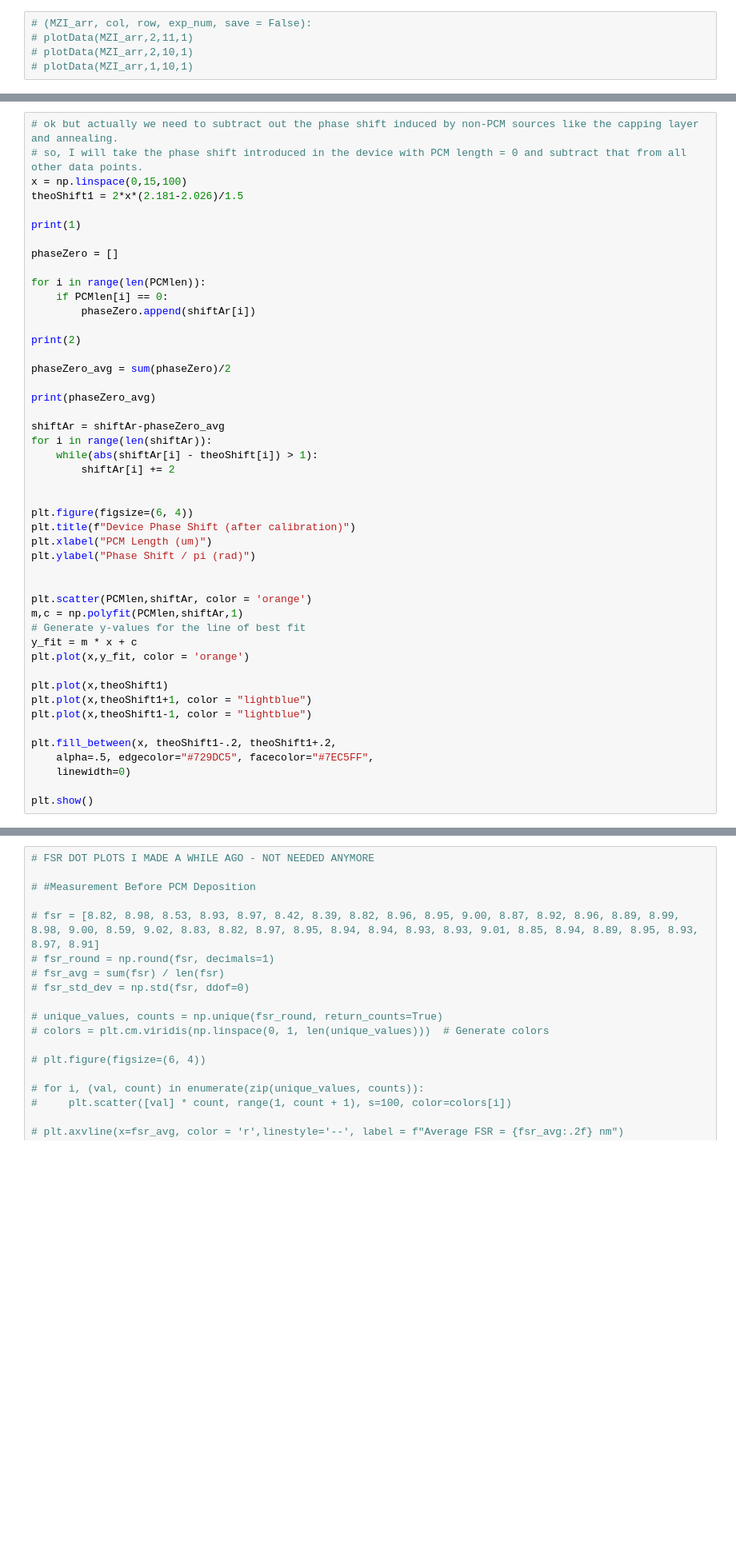
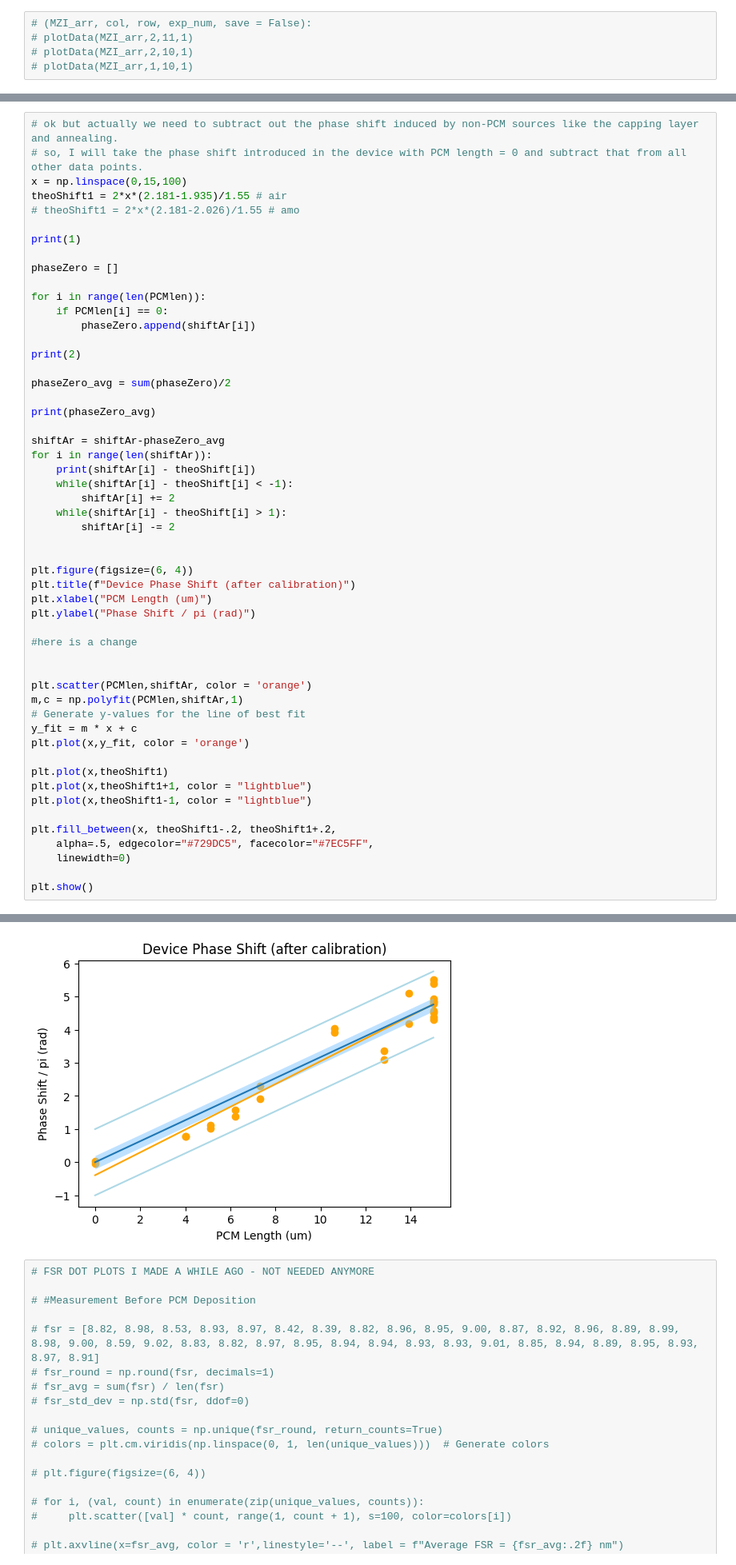
Before and after one commit to kunes-kamila/PCM, a Jupyter notebook: process_idep.ipynb, the cells around one changed output, grey strips where cells are left out. Shown: that part at 80% size. Drawn from its saved outputs; the diff is of its cells as text; blank space fills up the shorter version.

```diff
--- a/process_idep.ipynb
+++ b/process_idep.ipynb
@@ -419,7 +472,8 @@ plt.scatter(PCMlen,shiftAr)
 # ok but actually we need to subtract out the phase shift induced by non-PCM sources like the capping layer and annealing.
 # so, I will take the phase shift introduced in the device with PCM length = 0 and subtract that from all other data points.
 x = np.linspace(0,15,100)
-theoShift1 = 2*x*(2.181-2.026)/1.5
+theoShift1 = 2*x*(2.181-1.935)/1.55 # air
+# theoShift1 = 2*x*(2.181-2.026)/1.55 # amo
 
 print(1)
 
@@ -437,14 +491,19 @@ print(phaseZero_avg)
 
 shiftAr = shiftAr-phaseZero_avg
 for i in range(len(shiftAr)):
-    while(abs(shiftAr[i] - theoShift[i]) > 1):
+    print(shiftAr[i] - theoShift[i])
+    while(shiftAr[i] - theoShift[i] < -1):
         shiftAr[i] += 2
+    while(shiftAr[i] - theoShift[i] > 1):
+        shiftAr[i] -= 2
 
 
 plt.figure(figsize=(6, 4))
 plt.title(f"Device Phase Shift (after calibration)")
 plt.xlabel("PCM Length (um)")
 plt.ylabel("Phase Shift / pi (rad)")
+
+#here is a change
 
 
 plt.scatter(PCMlen,shiftAr, color = 'orange')
@@ -462,3 +521,4 @@ plt.fill_between(x, theoShift1-.2, theoShift1+.2,
     linewidth=0)
 
 plt.show()
+# %% [output]
@@ -465,3 +542,4 @@ plt.show()
+[figure, added]
 # %%
 # FSR DOT PLOTS I MADE A WHILE AGO - NOT NEEDED ANYMORE
 
```
Also changed, not shown: parts of 5 cells of this notebook.
